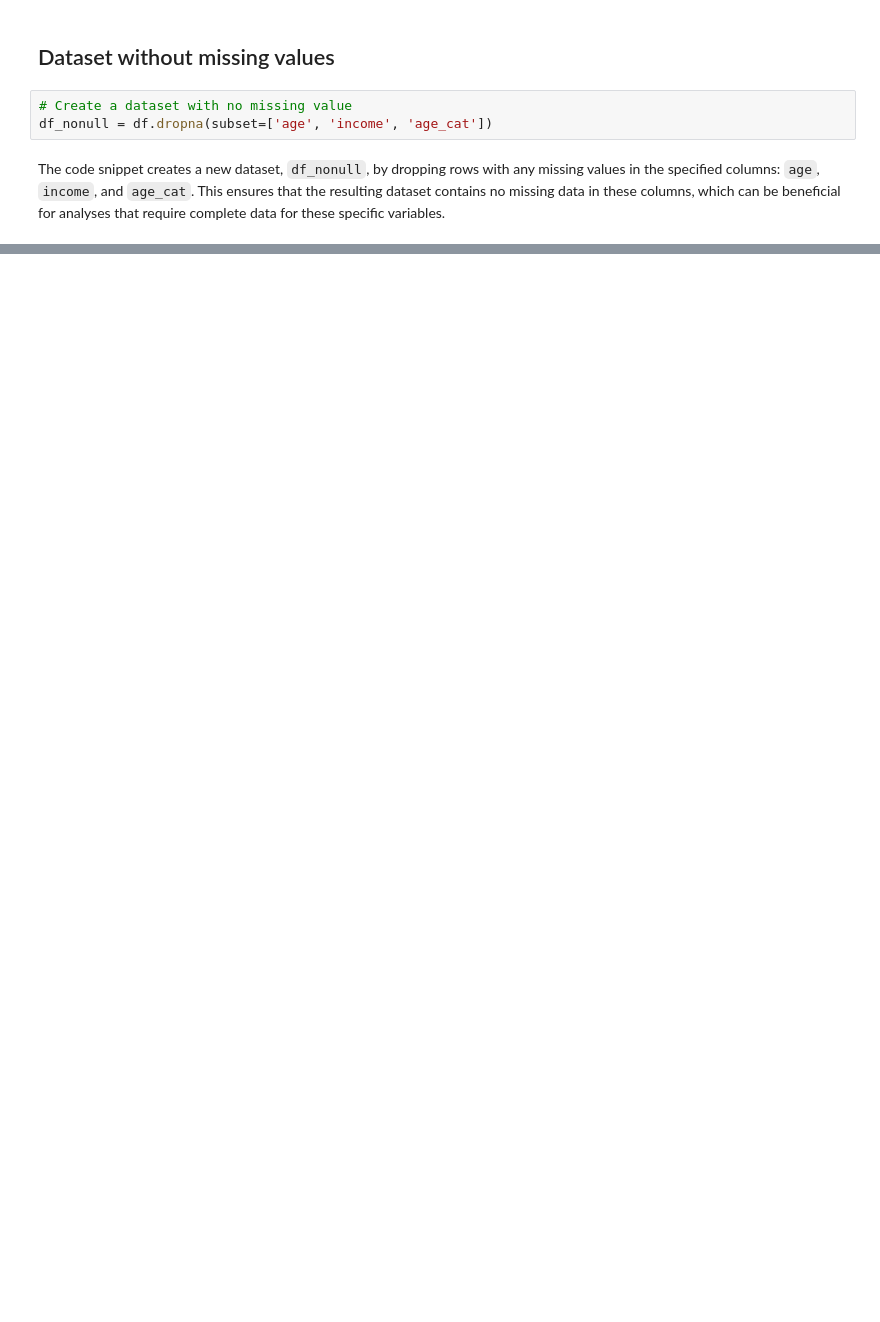
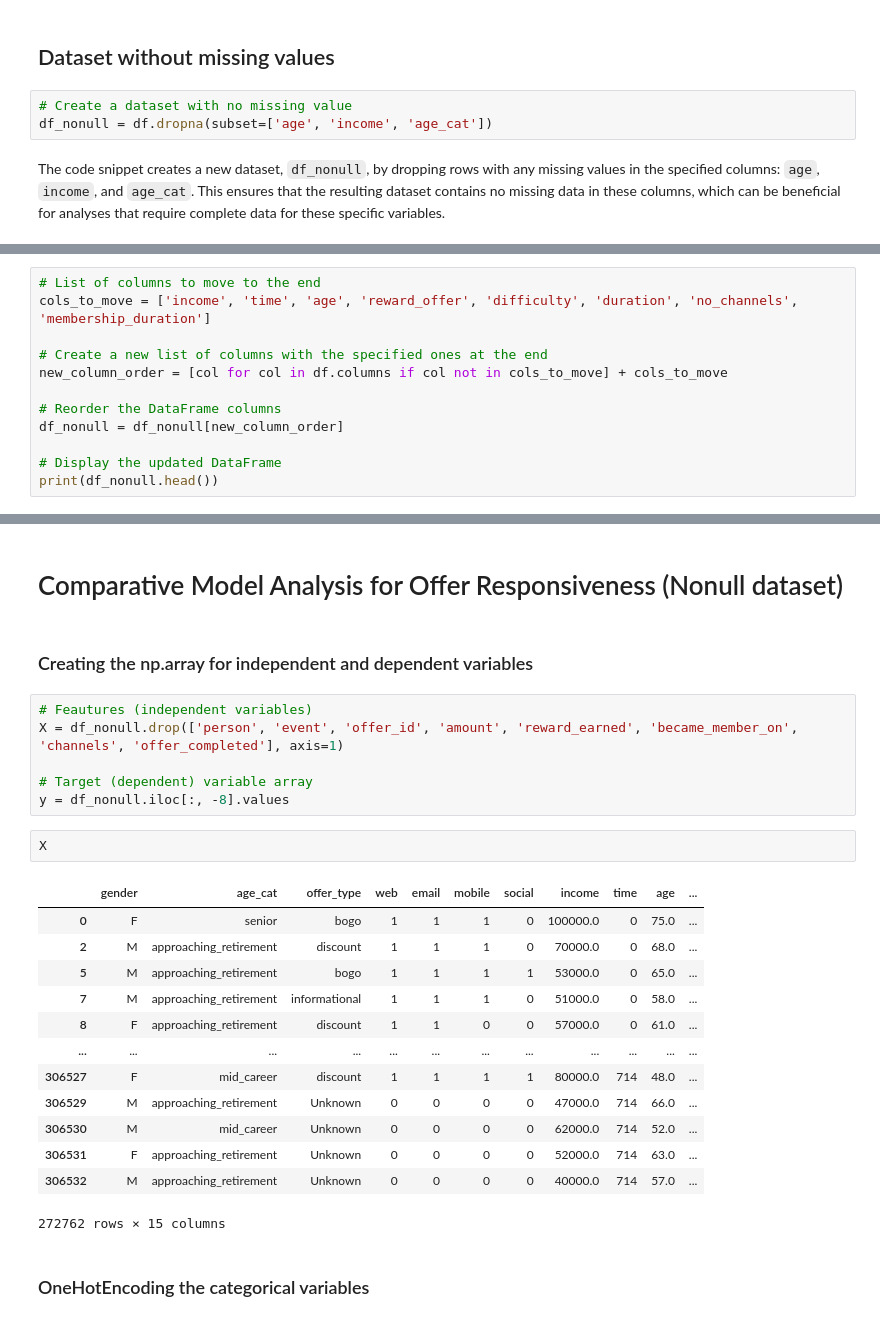
Before and after one commit to CoskunErden/Udacity_DS_Capstone_Project, a Jupyter notebook: starbucks_capstone.ipynb, the cells around one changed output, grey strips where cells are left out. Cells and saved outputs as stored; diff of their text form; blank space fills up the shorter version.

```diff
--- a/starbucks_capstone.ipynb
+++ b/starbucks_capstone.ipynb
@@ -1201,0 +1235,12 @@ memory usage: 48.1+ MB
+# %%
+# List of columns to move to the end
+cols_to_move = ['income', 'time', 'age', 'reward_offer', 'difficulty', 'duration', 'no_channels', 'membership_duration']
+
+# Create a new list of columns with the specified ones at the end
+new_column_order = [col for col in df.columns if col not in cols_to_move] + cols_to_move
+
+# Reorder the DataFrame columns
+df_nonull = df_nonull[new_column_order]
+
+# Display the updated DataFrame
+print(df_nonull.head())
@@ -1201,0 +1265,28 @@ memory usage: 48.1+ MB
+# %% [markdown]
+# Comparative Model Analysis for Offer Responsiveness (Nonull dataset)
+# %% [markdown]
+### Creating the np.array for independent and dependent variables
+# %%
+# Feautures (independent variables)
+X = df_nonull.drop(['person', 'event', 'offer_id', 'amount', 'reward_earned', 'became_member_on', 'channels', 'offer_completed'], axis=1)
+
+# Target (dependent) variable array
+y = df_nonull.iloc[:, -8].values
+# %%
+X
+# %% [output]
+|  | gender | age_cat | offer_type | web | email | mobile | social | income | time | age | ... |
+| 0 | F | senior | bogo | 1 | 1 | 1 | 0 | 100000.0 | 0 | 75.0 | ... |
+| 2 | M | approaching_retirement | discount | 1 | 1 | 1 | 0 | 70000.0 | 0 | 68.0 | ... |
+| 5 | M | approaching_retirement | bogo | 1 | 1 | 1 | 1 | 53000.0 | 0 | 65.0 | ... |
+| 7 | M | approaching_retirement | informational | 1 | 1 | 1 | 0 | 51000.0 | 0 | 58.0 | ... |
+| 8 | F | approaching_retirement | discount | 1 | 1 | 0 | 0 | 57000.0 | 0 | 61.0 | ... |
+| ... | ... | ... | ... | ... | ... | ... | ... | ... | ... | ... | ... |
+| 306527 | F | mid_career | discount | 1 | 1 | 1 | 1 | 80000.0 | 714 | 48.0 | ... |
+| 306529 | M | approaching_retirement | Unknown | 0 | 0 | 0 | 0 | 47000.0 | 714 | 66.0 | ... |
+| 306530 | M | mid_career | Unknown | 0 | 0 | 0 | 0 | 62000.0 | 714 | 52.0 | ... |
+| 306531 | F | approaching_retirement | Unknown | 0 | 0 | 0 | 0 | 52000.0 | 714 | 63.0 | ... |
+| 306532 | M | approaching_retirement | Unknown | 0 | 0 | 0 | 0 | 40000.0 | 714 | 57.0 | ... |
+272762 rows × 15 columns
+# %% [markdown]
+### OneHotEncoding the categorical variables
```
Also changed, not shown: parts of 22 cells of this notebook.
